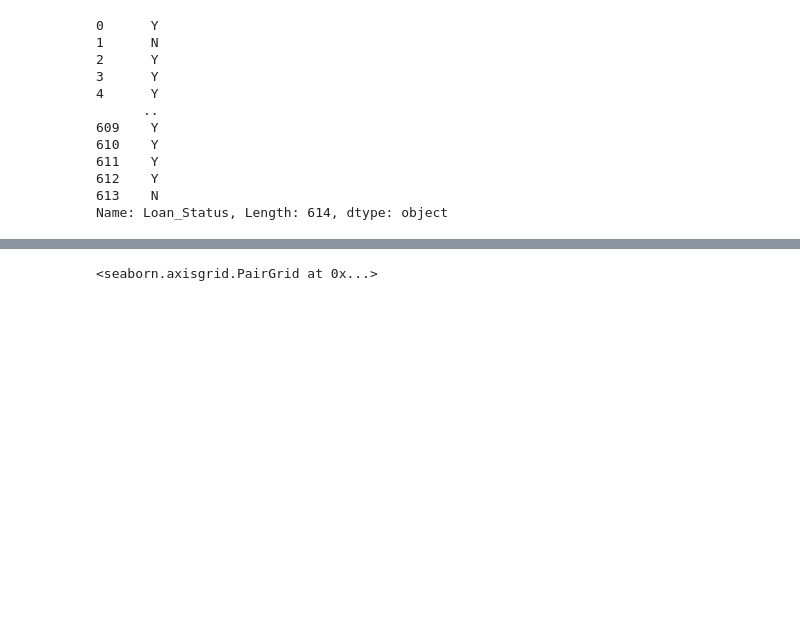
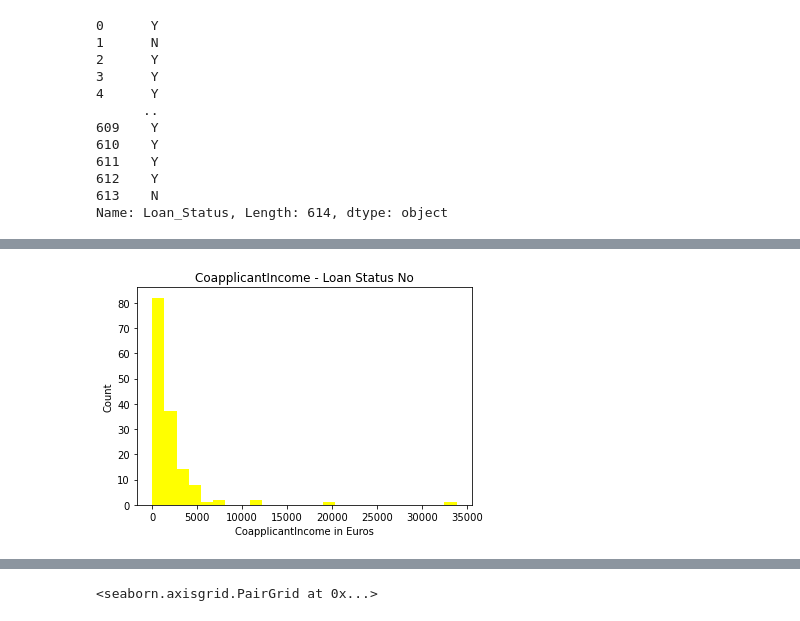
Before and after one commit to loughjo/ProgDataAnalysis-Project, a Jupyter notebook: ProgDataAnalysisProject.ipynb, the cells around one changed output, grey strips where cells are left out. Saved outputs shown, nothing was run; the diff lists cells and outputs as text; code cells hidden in the pictures; blank space fills up the shorter version.

```diff
--- a/ProgDataAnalysisProject.ipynb
+++ b/ProgDataAnalysisProject.ipynb
@@ -56,0 +182,10 @@ Name: Property_Area, Length: 614, dtype: object
+# %%
+Status_No_CoapplicantIncome = Loan_No["CoapplicantIncome"]
+
+plt.hist(Status_No_CoapplicantIncome, bins = 25, color = "yellow")
+plt.title("CoapplicantIncome - Loan Status No")
+plt.xlabel("CoapplicantIncome in Euros")
+plt.ylabel("Count")
+plt.show()
+# %% [output]
+[figure, added]
```
Also changed, not shown: parts of 26 cells of this notebook.
